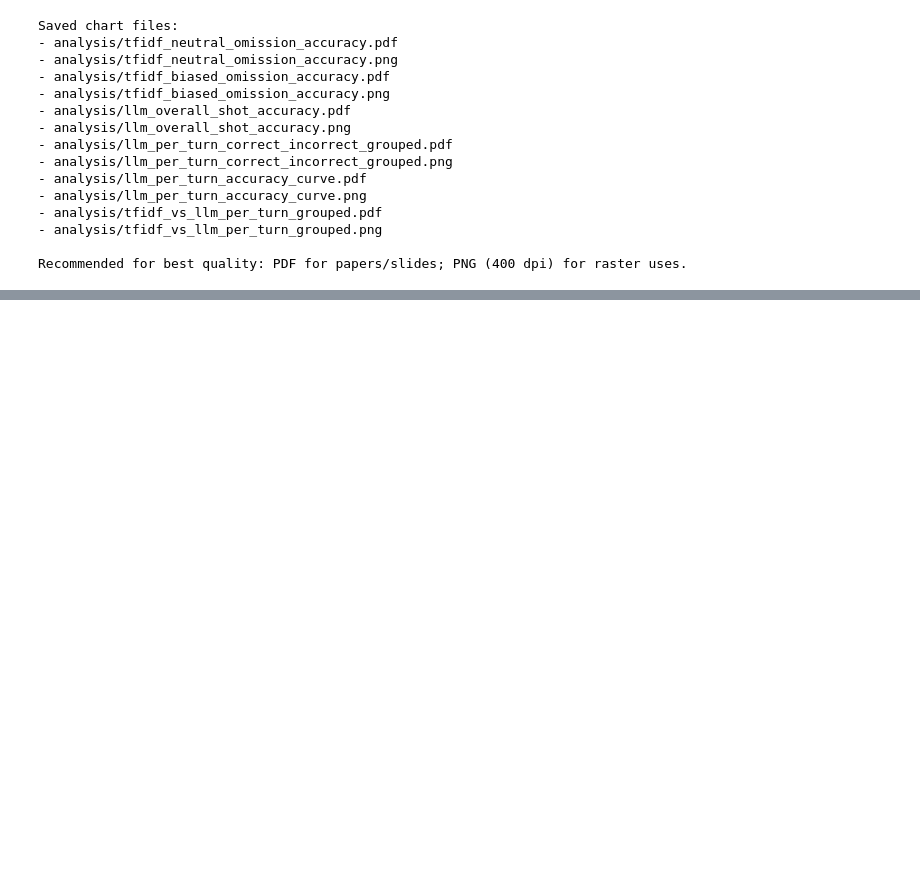
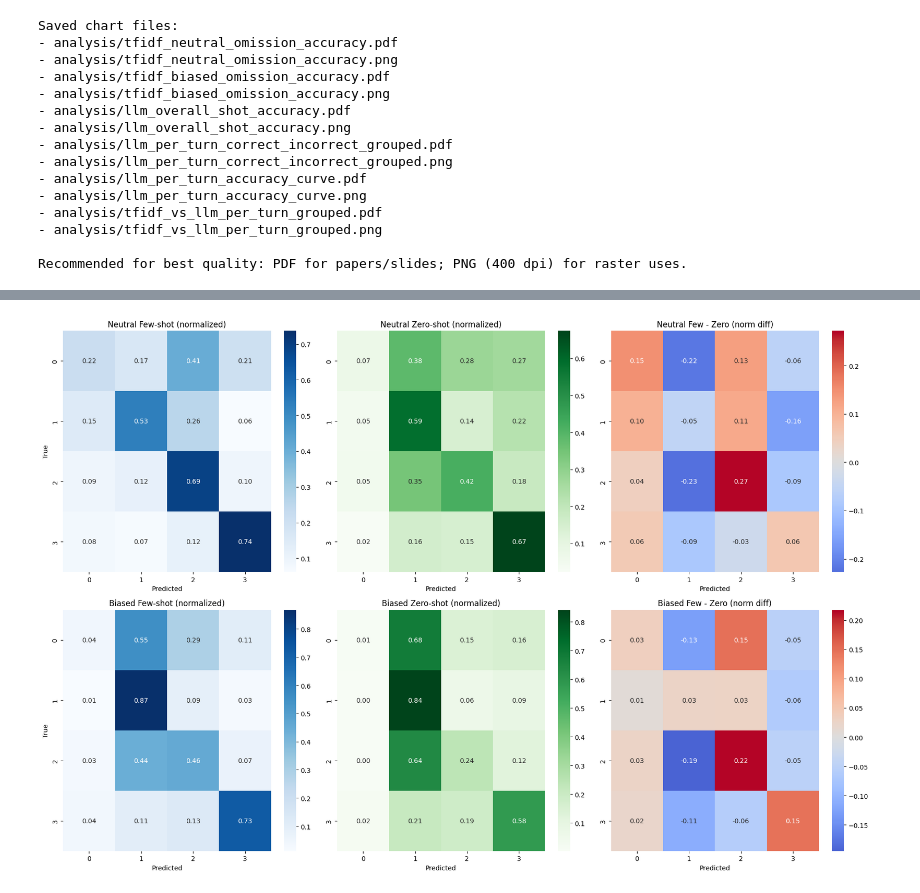
Before and after one commit to AdamOwolabi/llm-privacy-leakage, a Jupyter notebook: statistical_analysis.ipynb, the cells around one changed output, grey strips where cells are left out. Drawn from its saved outputs; the diff is of its cells as text; code cells hidden in the pictures; blank space fills up the shorter version.

```diff
--- a/statistical_analysis.ipynb
+++ b/statistical_analysis.ipynb
@@ -505,0 +766,74 @@ Recommended for best quality: PDF for papers/slides; PNG (400 dpi) for raster us
+# %%
+# Confusion matrices and heatmaps for Neutral vs Biased, Few-shot vs Zero-shot
+import pandas as pd
+import numpy as np
+import matplotlib.pyplot as plt
+import seaborn as sns
+from sklearn.metrics import confusion_matrix
+
+paths = {
+    'Neutral': {
+        'few': 'predictions/dataset_a_neutral_few_shot_llm_observer.csv',
+        'zero': 'predictions/dataset_a_neutral_zero_shot_llm_observer.csv',
+    },
+    'Biased': {
+        'few': 'predictions/dataset_b_biased_few_shot_llm_observer.csv',
+        'zero': 'predictions/dataset_b_biased_zero_shot_llm_observer.csv',
+    },
+}
+
+def load_labels(path):
+    df = pd.read_csv(path, index_col=None)
+    if 'Unnamed: 0' in df.columns:
+        df = df.loc[:, df.columns != 'Unnamed: 0']
+    return df['label'].astype(int).to_numpy(), df['prediction'].astype(int).to_numpy()
+
+def row_norm(cm):
+    with np.errstate(divide='ignore', invalid='ignore'):
+        normalized = cm.astype(float) / cm.sum(axis=1, keepdims=True)
+    return np.nan_to_num(normalized)
+
+results = {}
+for name, group_paths in paths.items():
+    y_few, p_few = load_labels(group_paths['few'])
+    y_zero, p_zero = load_labels(group_paths['zero'])
+    labels = np.sort(np.unique(np.concatenate([y_few, y_zero, p_few, p_zero])))
+    cm_few = confusion_matrix(y_few, p_few, labels=labels)
+    cm_zero = confusion_matrix(y_zero, p_zero, labels=labels)
+    results[name] = {
+        'labels': labels,
+        'cm_few': cm_few,
+        'cm_zero': cm_zero,
+        'cm_few_norm': row_norm(cm_few),
+        'cm_zero_norm': row_norm(cm_zero),
+    }
+
+for name, res in results.items():
+    labels = res['labels']
+    print(f'\n{name} confusion matrix - Few-shot (counts):')
+    print(pd.DataFrame(res['cm_few'], index=labels, columns=labels))
+    print(f'\n{name} confusion matrix - Zero-shot (counts):')
+    print(pd.DataFrame(res['cm_zero'], index=labels, columns=labels))
+
+fig, axes = plt.subplots(2, 3, figsize=(18, 12))
+for row_idx, name in enumerate(['Neutral', 'Biased']):
+    res = results[name]
+    labels = res['labels']
+
+    sns.heatmap(res['cm_few_norm'], annot=True, fmt='.2f', cmap='Blues', ax=axes[row_idx, 0], xticklabels=labels, yticklabels=labels)
+    axes[row_idx, 0].set_title(f'{name} Few-shot (normalized)')
+    axes[row_idx, 0].set_xlabel('Predicted')
+    axes[row_idx, 0].set_ylabel('True')
+
+    sns.heatmap(res['cm_zero_norm'], annot=True, fmt='.2f', cmap='Greens', ax=axes[row_idx, 1], xticklabels=labels, yticklabels=labels)
+    axes[row_idx, 1].set_title(f'{name} Zero-shot (normalized)')
+    axes[row_idx, 1].set_xlabel('Predicted')
+
+    diff = res['cm_few_norm'] - res['cm_zero_norm']
+    sns.heatmap(diff, annot=True, fmt='.2f', cmap='coolwarm', center=0, ax=axes[row_idx, 2], xticklabels=labels, yticklabels=labels)
+    axes[row_idx, 2].set_title(f'{name} Few - Zero (norm diff)')
+    axes[row_idx, 2].set_xlabel('Predicted')
+
+plt.tight_layout()
+plt.show()
+# %% [output]
@@ -505,0 +857 @@ Recommended for best quality: PDF for papers/slides; PNG (400 dpi) for raster us
+[figure, added]
```
Also changed, not shown: parts of 12 cells of this notebook, 12 other files.
